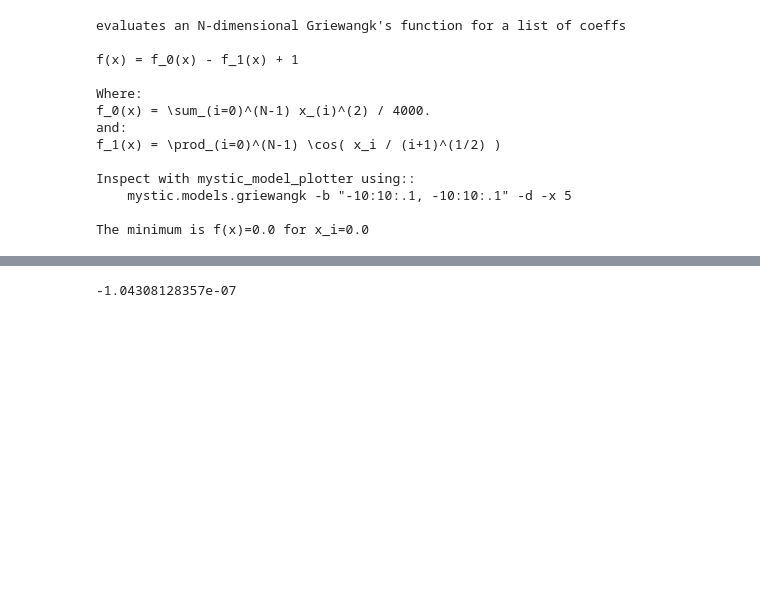
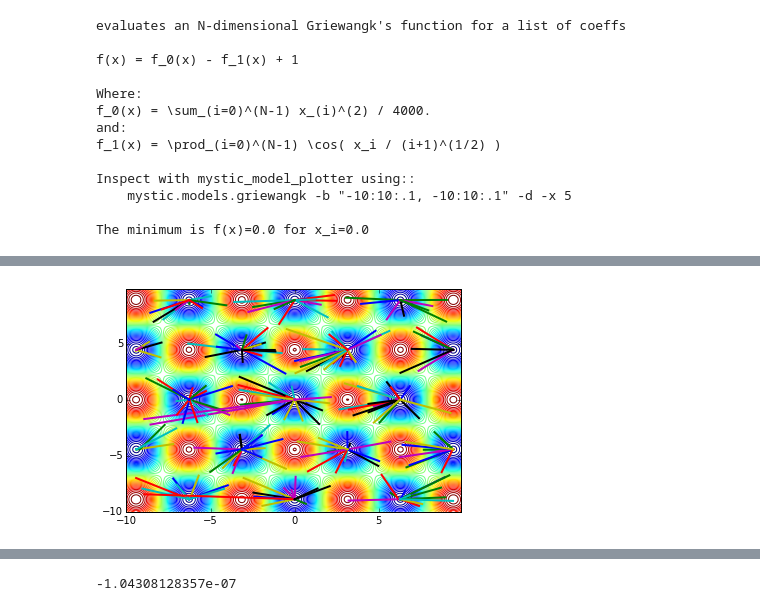
Before and after one commit to mmckerns/tlkklp, a Jupyter notebook: klepto.ipynb, the cells around one changed output, grey strips where cells are left out. Drawn from its saved outputs; the diff is of its cells as text; code cells hidden in the pictures; blank space fills up the shorter version.

```diff
--- a/klepto.ipynb
+++ b/klepto.ipynb
@@ -370,5 +375,7 @@ pts: 17 (values=6, size=23)
 # %%
-!mystic_model_plotter.py mystic.models.griewangk log.txt -b "-10:10:.1, -10:10:.1"
+mystic.model_plotter(mystic.models.griewangk, 'log.txt', bounds="-10:10:.1, -10:10:.1")
+# %% [output]
+[figure, added]
 # %%
 !python2.7 global_search_max.py
 # %% [output]
```
Also changed, not shown: parts of 5 cells of this notebook.
